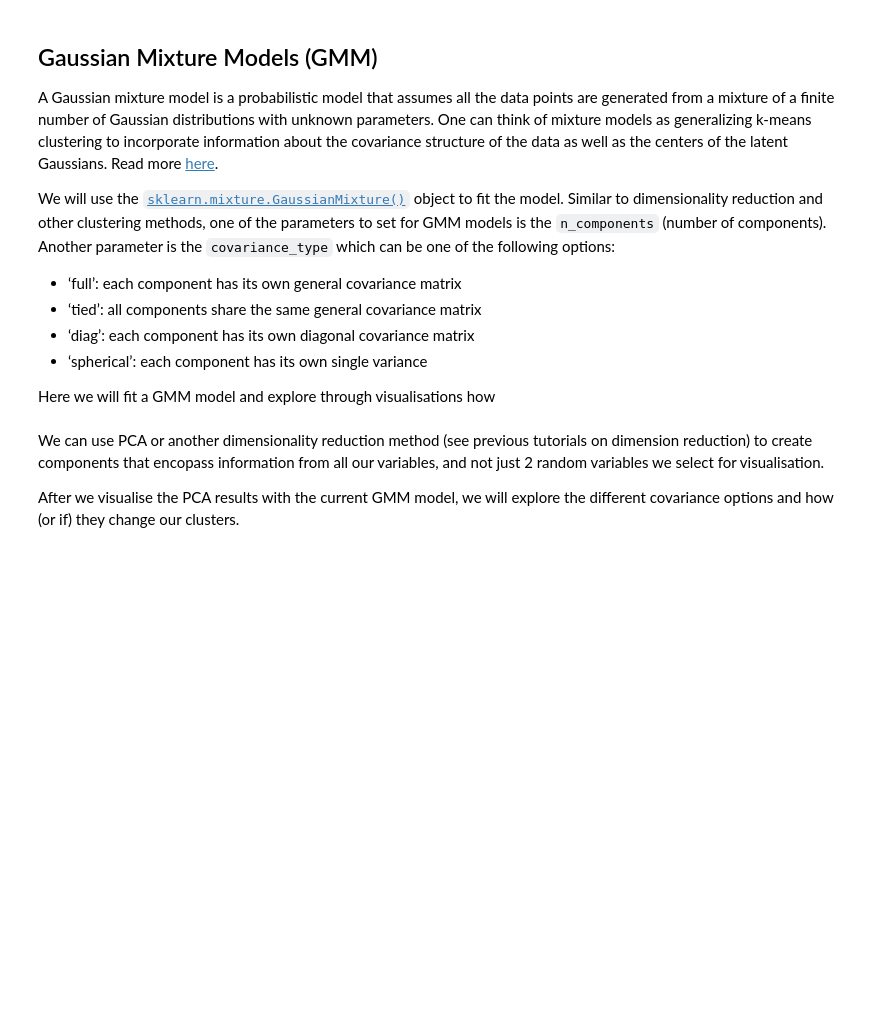
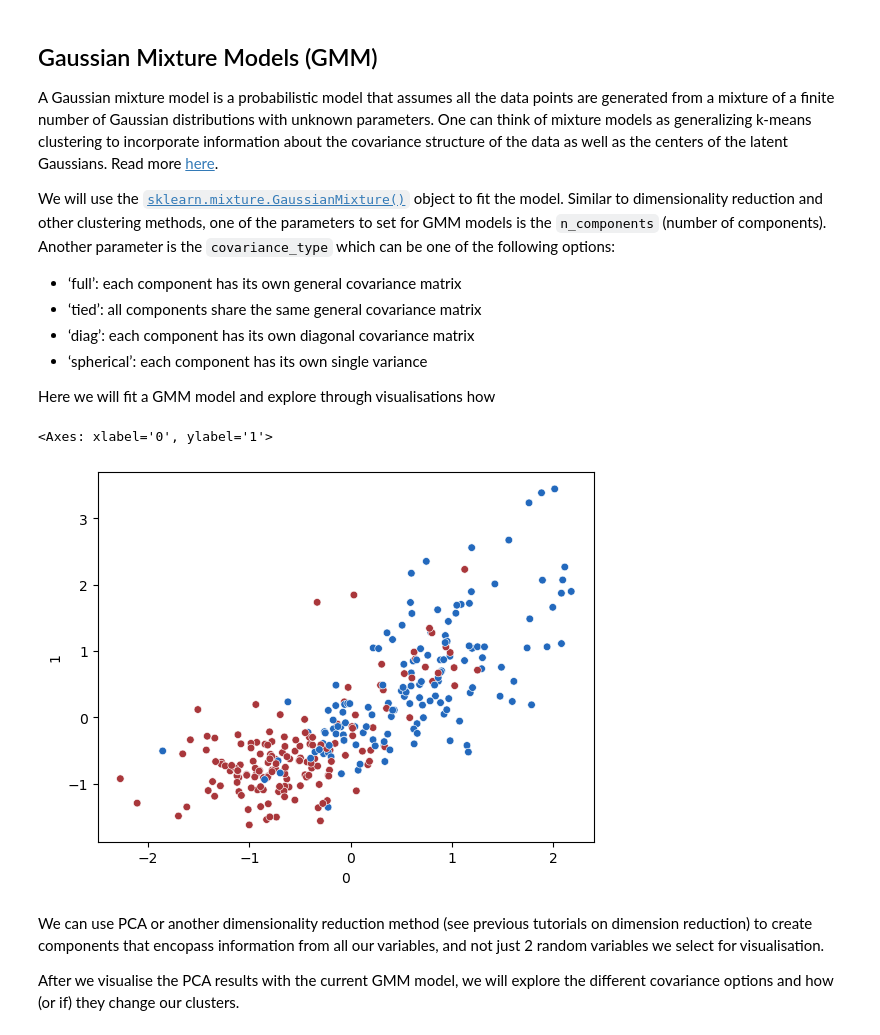
Before and after one commit to ICL-BMB-BiDS/BIDS6-Clustering2, a Jupyter notebook: BIDS_06_Clustering_2.ipynb, the cells around one changed output. Cells and saved outputs as stored; diff of their text form; code cells hidden in the pictures; blank space fills up the shorter version.

```diff
--- a/BIDS_06_Clustering_2.ipynb
+++ b/BIDS_06_Clustering_2.ipynb
@@ -69,10 +69,13 @@ X_train, X_test, y_train, y_test = train_test_split(scaled_df.iloc[:,:-1], scale
 # %%
 # fit a Gaussian Mixture Model with two components
 gmm = GaussianMixture(n_components=2, covariance_type="full")
 y_pred = gmm.fit_predict(X_train)
 
 # here we take the first 2 proteomic features for the x and y axis
-sns.scatterplot(X_train.iloc[:, 0], X_train.iloc[:, 1], c=y_pred, s=30, cmap='vlag')
+sns.scatterplot(x=X_train.iloc[:, 0], y=X_train.iloc[:, 1], c=y_pred, s=30, cmap='vlag')
+# %% [output]
+<Axes: xlabel='0', ylabel='1'>
+[figure, added]
 # %% [markdown]
 We can use PCA or another dimensionality reduction method (see previous tutorials on dimension reduction) to create components that encopass information from all our variables, and not just 2 random variables we select for visualisation.
 
```
Also changed, not shown: parts of 12 cells of this notebook.
